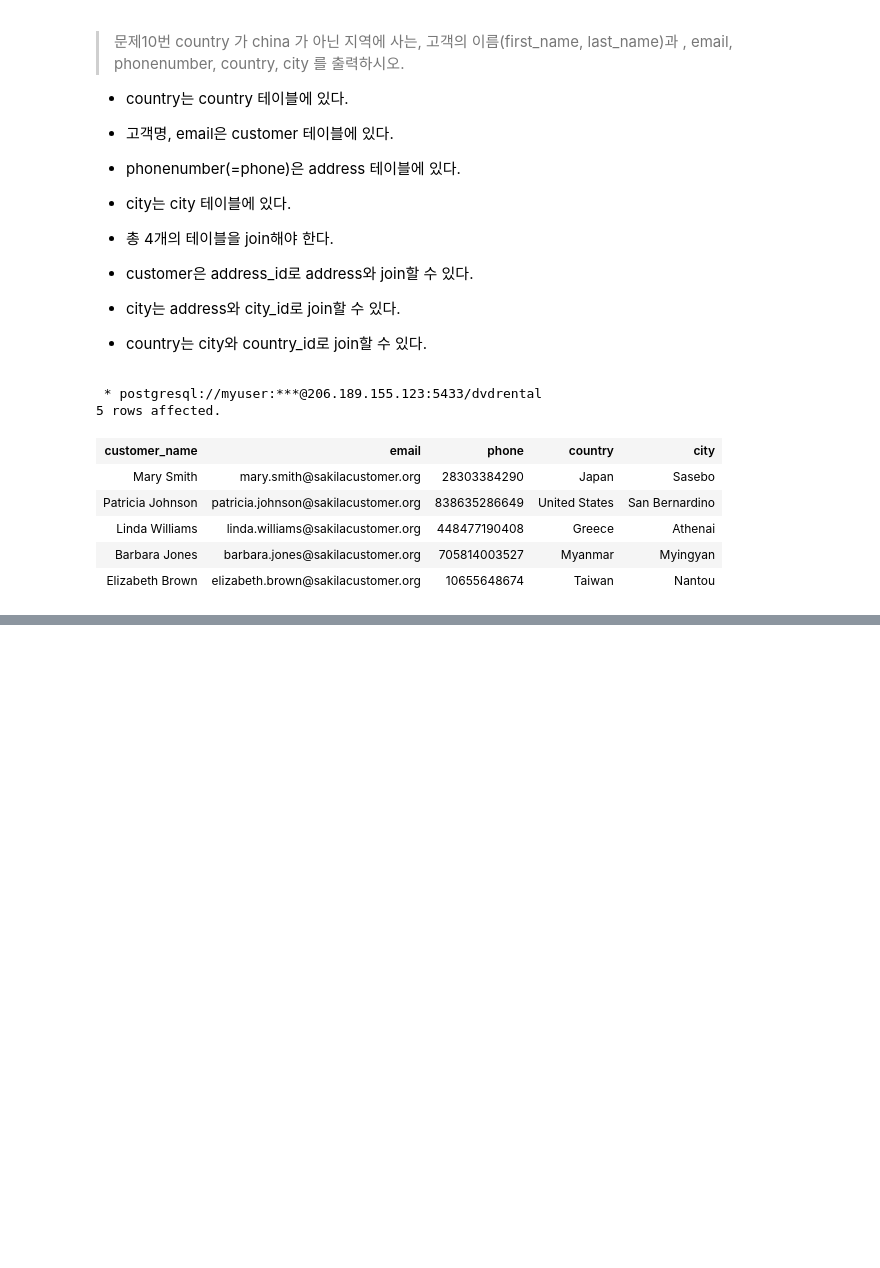
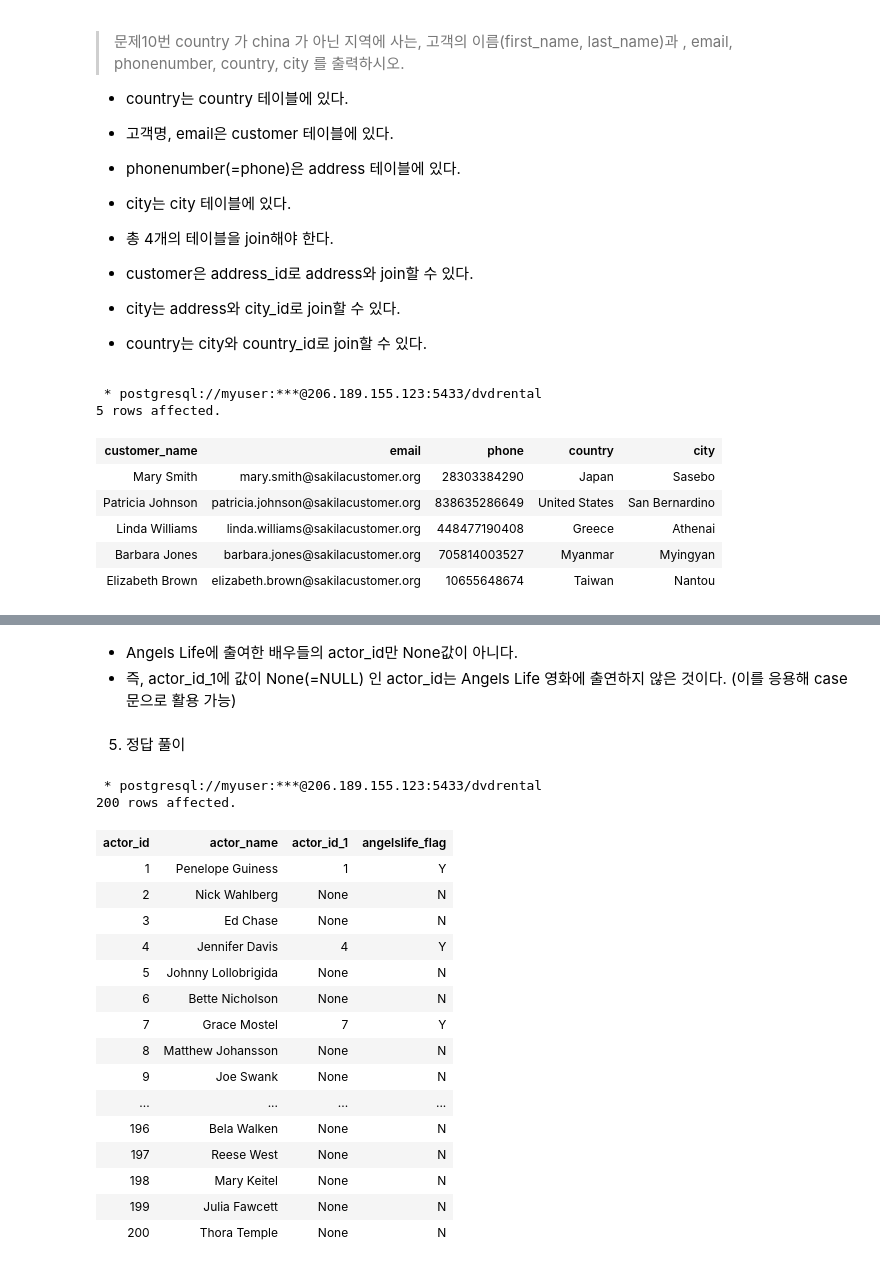
Before and after one commit to gabesoon/IT_WILL_Data_Science_Bootcamp, a Jupyter notebook: 1. SQL/SQl 100제 정리/19. 중간정리 (INNER JOIN & LEFT OUTER JOIN).ipynb, the cells around one changed output, grey strips where cells are left out. Drawn from its saved outputs; the diff is of its cells as text; code cells hidden in the pictures; blank space fills up the shorter version.

```diff
--- a/1. SQL/SQl 100제 정리/19. 중간정리 (INNER JOIN & LEFT OUTER JOIN).ipynb
+++ b/1. SQL/SQl 100제 정리/19. 중간정리 (INNER JOIN & LEFT OUTER JOIN).ipynb
@@ -533,0 +769,55 @@ LIMIT 5;
+# %% [markdown]
+- Angels Life에 출여한 배우들의 actor_id만 None값이 아니다.
+- 즉, actor_id_1에 값이 None(=NULL) 인 actor_id는 Angels Life 영화에 출연하지 않은 것이다. (이를 응용해 case문으로 활용 가능)
+# %% [markdown]
+5) 정답 풀이
+# %%
+%%sql
+
+SELECT
+	A.ACTOR_ID,
+	A.FIRST_NAME || ' ' || A.LAST_NAME AS ACTOR_NAME,
+	ANGELS_ACTOR.ACTOR_ID,
+	CASE
+		WHEN ANGELS_ACTOR.ACTOR_ID IS NOT NULL
+		THEN 'Y'
+		ELSE 'N'
+	END AS angelslife_flag
+FROM
+	ACTOR A
+	-- ACTOR 테이블은 아래의 LEFT OUTER JOIN으로 인해 중복이 발생지 않게 된다.
+LEFT OUTER JOIN(
+	-- 하나의 필름에 출연하는 배우에 데이터는 중복값이 없다.
+	SELECT
+				F.TITLE,
+				F.FILM_ID,
+				FA.ACTOR_ID
+	FROM
+				FILM F
+	JOIN FILM_ACTOR FA
+			ON
+				FA.FILM_ID = F.FILM_ID
+	WHERE
+				TITLE = 'Angels Life'
+			) AS ANGELS_ACTOR
+		ON
+			A.ACTOR_ID = ANGELS_ACTOR.ACTOR_ID;
+# %% [output]
+ * postgresql://myuser:***@206.189.155.123:5433/dvdrental
+200 rows affected.
+| actor_id | actor_name | actor_id_1 | angelslife_flag |
+| 1 | Penelope Guiness | 1 | Y |
+| 2 | Nick Wahlberg | None | N |
+| 3 | Ed Chase | None | N |
+| 4 | Jennifer Davis | 4 | Y |
+| 5 | Johnny Lollobrigida | None | N |
+| 6 | Bette Nicholson | None | N |
+| 7 | Grace Mostel | 7 | Y |
+| 8 | Matthew Johansson | None | N |
+| 9 | Joe Swank | None | N |
+| ... | ... | ... | ... |
+| 196 | Bela Walken | None | N |
+| 197 | Reese West | None | N |
+| 198 | Mary Keitel | None | N |
+| 199 | Julia Fawcett | None | N |
+| 200 | Thora Temple | None | N |
```
Also changed, not shown: parts of 24 cells of this notebook.
